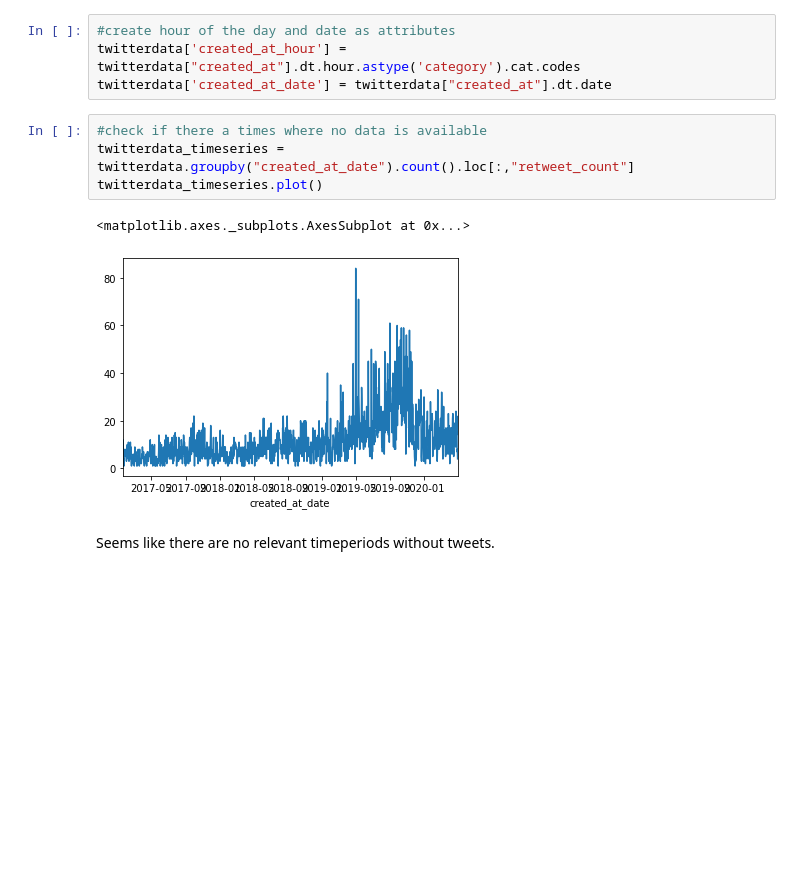
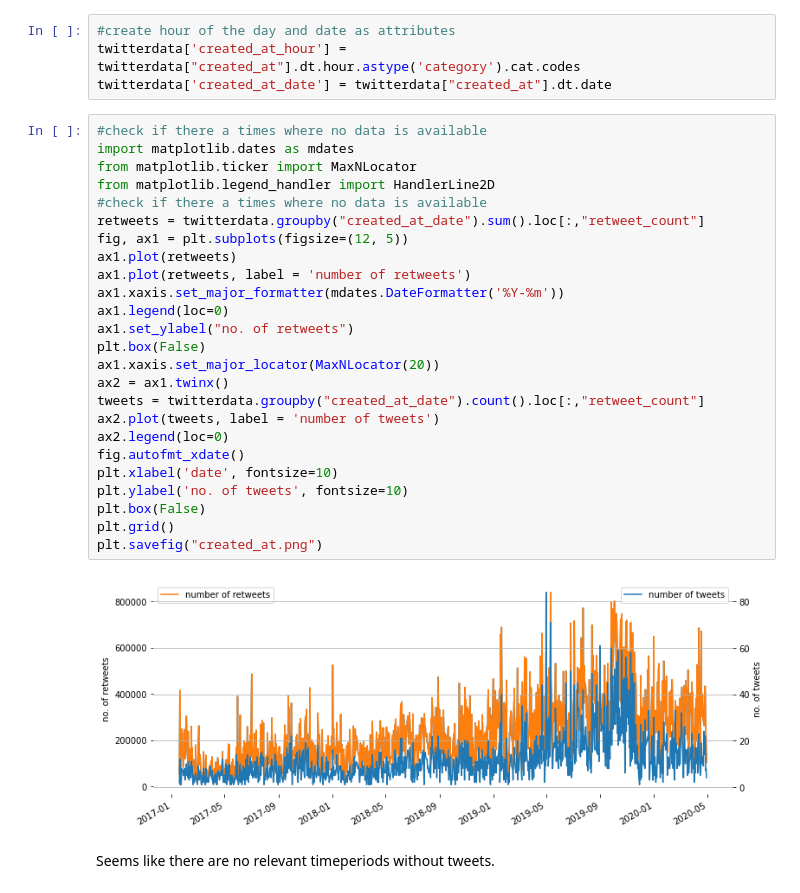
Before and after one commit to JakobLangenbahn/predict_realdonaldtrump_retweets, a Jupyter notebook: Predicting Trumps Retweets.ipynb, the cells around one changed output. Cells and saved outputs as stored; diff of their text form; blank space fills up the shorter version.

```diff
--- a/Predicting Trumps Retweets.ipynb
+++ b/Predicting Trumps Retweets.ipynb
@@ -320,13 +322,33 @@ It is the best guess to change the time to Washington time zone. If he is in oth
 #create hour of the day and date as attributes
 twitterdata['created_at_hour'] = twitterdata["created_at"].dt.hour.astype('category').cat.codes
 twitterdata['created_at_date'] = twitterdata["created_at"].dt.date
-# %%
-#check if there a times where no data is available
-twitterdata_timeseries = twitterdata.groupby("created_at_date").count().loc[:,"retweet_count"]
-twitterdata_timeseries.plot()
-# %% [output]
-<matplotlib.axes._subplots.AxesSubplot at 0x...>
-[figure, removed]
+# %%
+#check if there a times where no data is available
+import matplotlib.dates as mdates
+from matplotlib.ticker import MaxNLocator
+from matplotlib.legend_handler import HandlerLine2D
+#check if there a times where no data is available
+retweets = twitterdata.groupby("created_at_date").sum().loc[:,"retweet_count"]
+fig, ax1 = plt.subplots(figsize=(12, 5))
+ax1.plot(retweets)
+ax1.plot(retweets, label = 'number of retweets')
+ax1.xaxis.set_major_formatter(mdates.DateFormatter('%Y-%m'))
+ax1.legend(loc=0)
+ax1.set_ylabel("no. of retweets")
+plt.box(False)
+ax1.xaxis.set_major_locator(MaxNLocator(20))
+ax2 = ax1.twinx()
+tweets = twitterdata.groupby("created_at_date").count().loc[:,"retweet_count"]
+ax2.plot(tweets, label = 'number of tweets')
+ax2.legend(loc=0)
+fig.autofmt_xdate()
+plt.xlabel('date', fontsize=10)
+plt.ylabel('no. of tweets', fontsize=10)
+plt.box(False)
+plt.grid()
+plt.savefig("created_at.png")
+# %% [output]
+[figure, added]
 # %% [markdown]
 Seems like there are no relevant timeperiods without tweets.
 # %%
```
Also changed, not shown: parts of 29 cells of this notebook.
